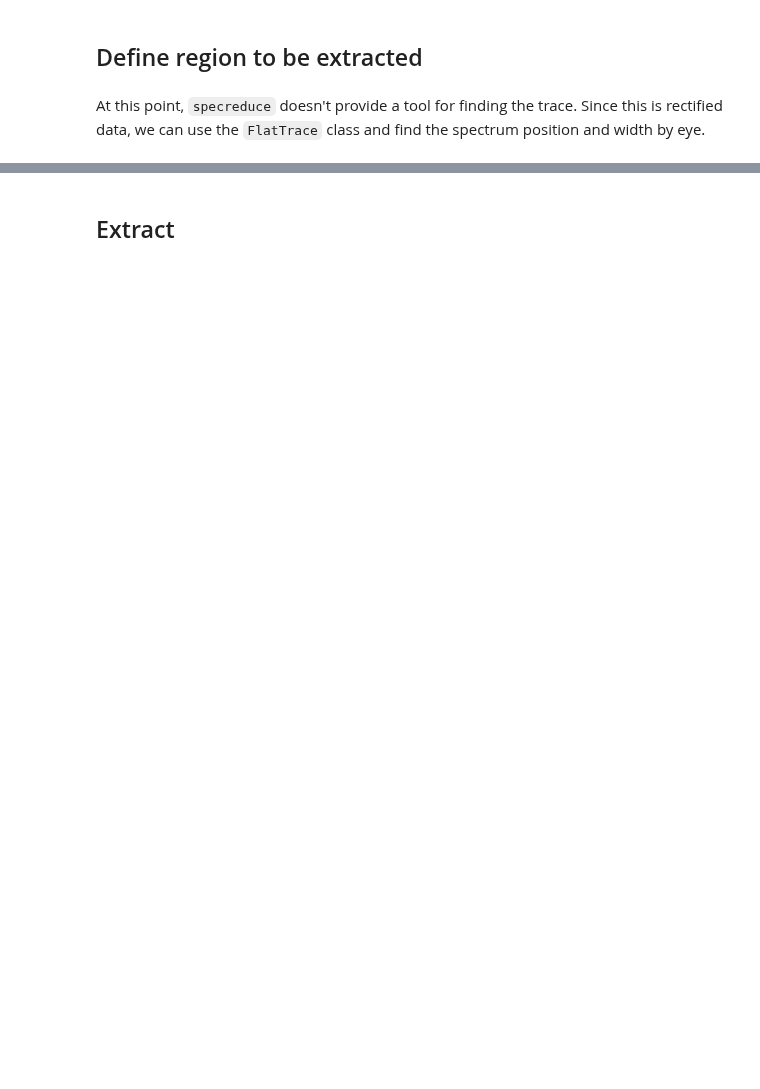
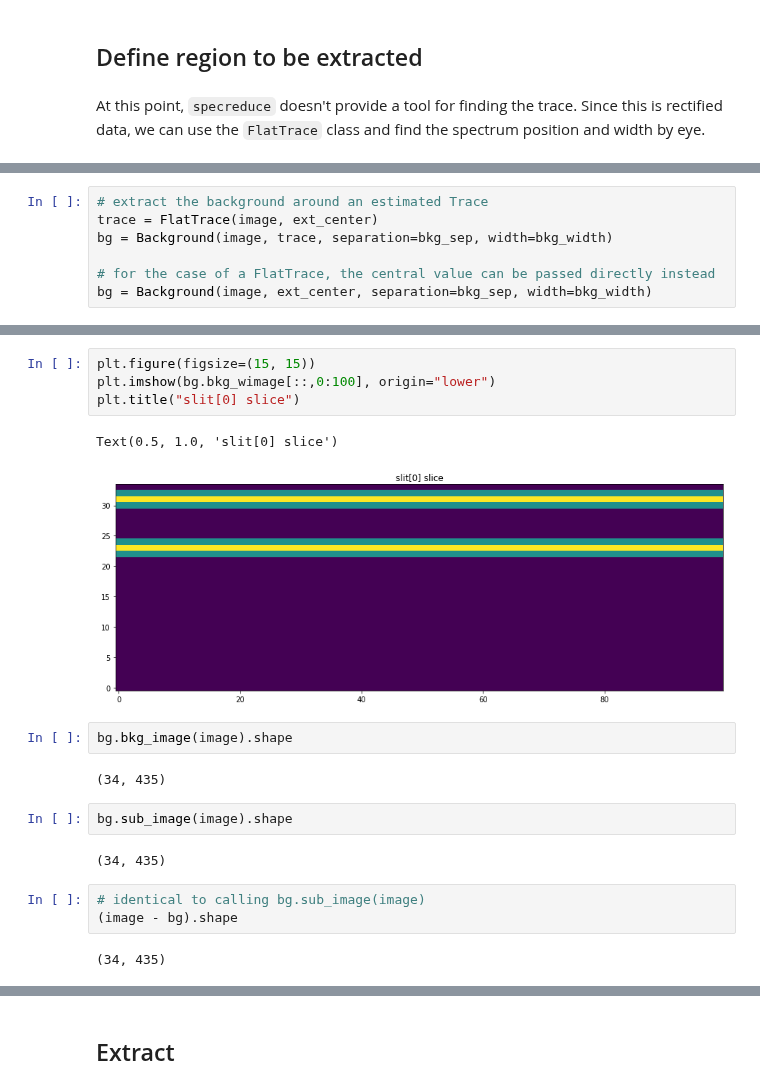
Before and after one commit to astropy/specreduce, a Jupyter notebook: notebook_sandbox/jwst_boxcar/boxcar_extraction.ipynb, the cells around one changed output, grey strips where cells are left out. Drawn from its saved outputs; the diff is of its cells as text; blank space fills up the shorter version.

```diff
--- a/notebook_sandbox/jwst_boxcar/boxcar_extraction.ipynb
+++ b/notebook_sandbox/jwst_boxcar/boxcar_extraction.ipynb
@@ -95,0 +127,7 @@ ax.set_title("Cross-dispersion Cut at Pixel=70")
+# %%
+# extract the background around an estimated Trace
+trace = FlatTrace(image, ext_center)
+bg = Background(image, trace, separation=bkg_sep, width=bkg_width)
+
+# for the case of a FlatTrace, the central value can be passed directly instead
+bg = Background(image, ext_center, separation=bkg_sep, width=bkg_width)
@@ -95,0 +139,20 @@ ax.set_title("Cross-dispersion Cut at Pixel=70")
+# %%
+plt.figure(figsize=(15, 15))
+plt.imshow(bg.bkg_wimage[::,0:100], origin="lower")
+plt.title("slit[0] slice")
+# %% [output]
+Text(0.5, 1.0, 'slit[0] slice')
+[figure, added]
+# %%
+bg.bkg_image(image).shape
+# %% [output]
+(34, 435)
+# %%
+bg.sub_image(image).shape
+# %% [output]
+(34, 435)
+# %%
+# identical to calling bg.sub_image(image)
+(image - bg).shape
+# %% [output]
+(34, 435)
```
Also changed, not shown: parts of 16 cells of this notebook, 3 other files.
